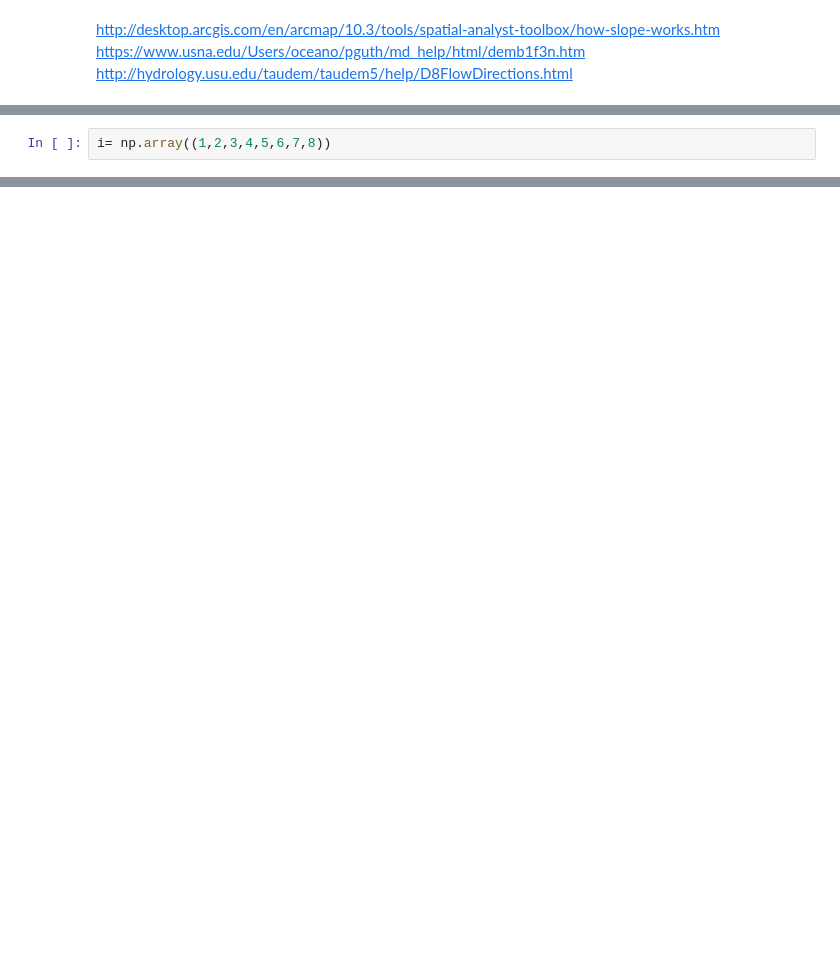
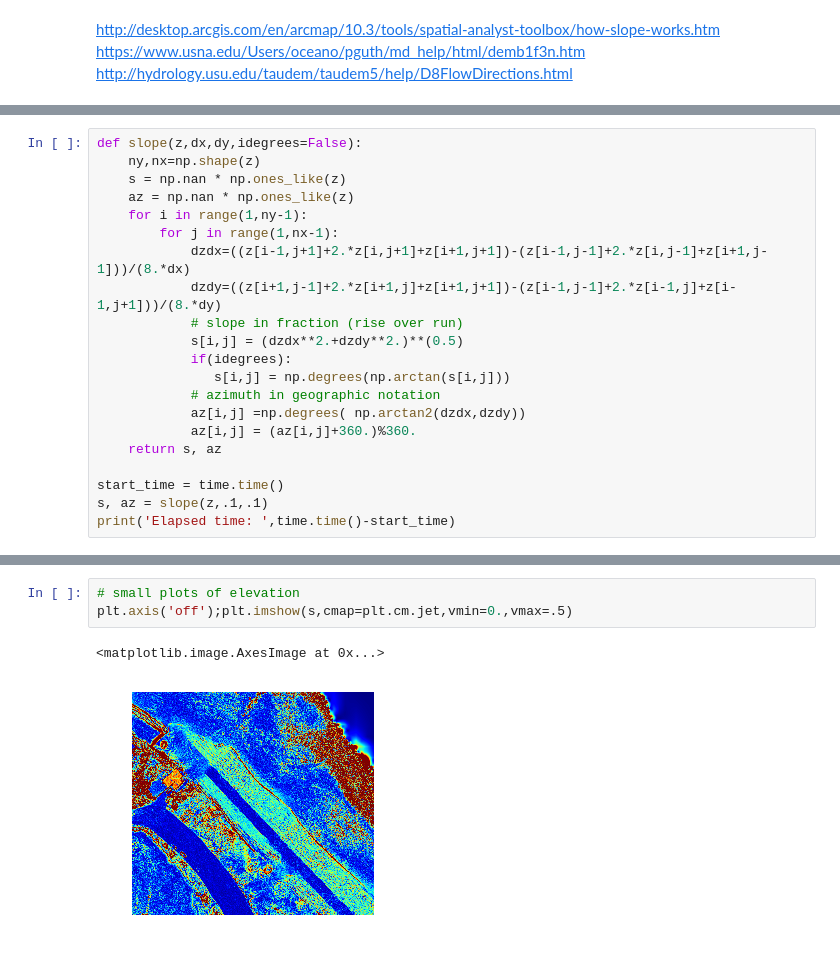
Before and after one commit to csherwood-usgs/Raster_calcs, a Jupyter notebook: Slope_calcs.ipynb, the cells around one changed output, grey strips where cells are left out. Drawn from its saved outputs; the diff is of its cells as text; blank space fills up the shorter version.

```diff
--- a/Slope_calcs.ipynb
+++ b/Slope_calcs.ipynb
@@ -29,2 +43,0 @@ print(riseorun)
-# %%
-i= np.array((1,2,3,4,5,6,7,8))
@@ -34,0 +79,21 @@ print(i)
+# %%
+def slope(z,dx,dy,idegrees=False):
+    ny,nx=np.shape(z)
+    s = np.nan * np.ones_like(z)
+    az = np.nan * np.ones_like(z)
+    for i in range(1,ny-1):
+        for j in range(1,nx-1):
+            dzdx=((z[i-1,j+1]+2.*z[i,j+1]+z[i+1,j+1])-(z[i-1,j-1]+2.*z[i,j-1]+z[i+1,j-1]))/(8.*dx)
+            dzdy=((z[i+1,j-1]+2.*z[i+1,j]+z[i+1,j+1])-(z[i-1,j-1]+2.*z[i-1,j]+z[i-1,j+1]))/(8.*dy)
+            # slope in fraction (rise over run)
+            s[i,j] = (dzdx**2.+dzdy**2.)**(0.5)
+            if(idegrees):
+               s[i,j] = np.degrees(np.arctan(s[i,j]))
+            # azimuth in geographic notation
+            az[i,j] =np.degrees( np.arctan2(dzdx,dzdy))
+            az[i,j] = (az[i,j]+360.)%360.
+    return s, az
+
+start_time = time.time()
+s, az = slope(z,.1,.1)
+print('Elapsed time: ',time.time()-start_time)
@@ -34,0 +102,6 @@ print(i)
+# %%
+# small plots of elevation
+plt.axis('off');plt.imshow(s,cmap=plt.cm.jet,vmin=0.,vmax=.5)
+# %% [output]
+<matplotlib.image.AxesImage at 0x...>
+[figure, added]
```
Also changed, not shown: parts of 12 cells of this notebook, 2 other files.
